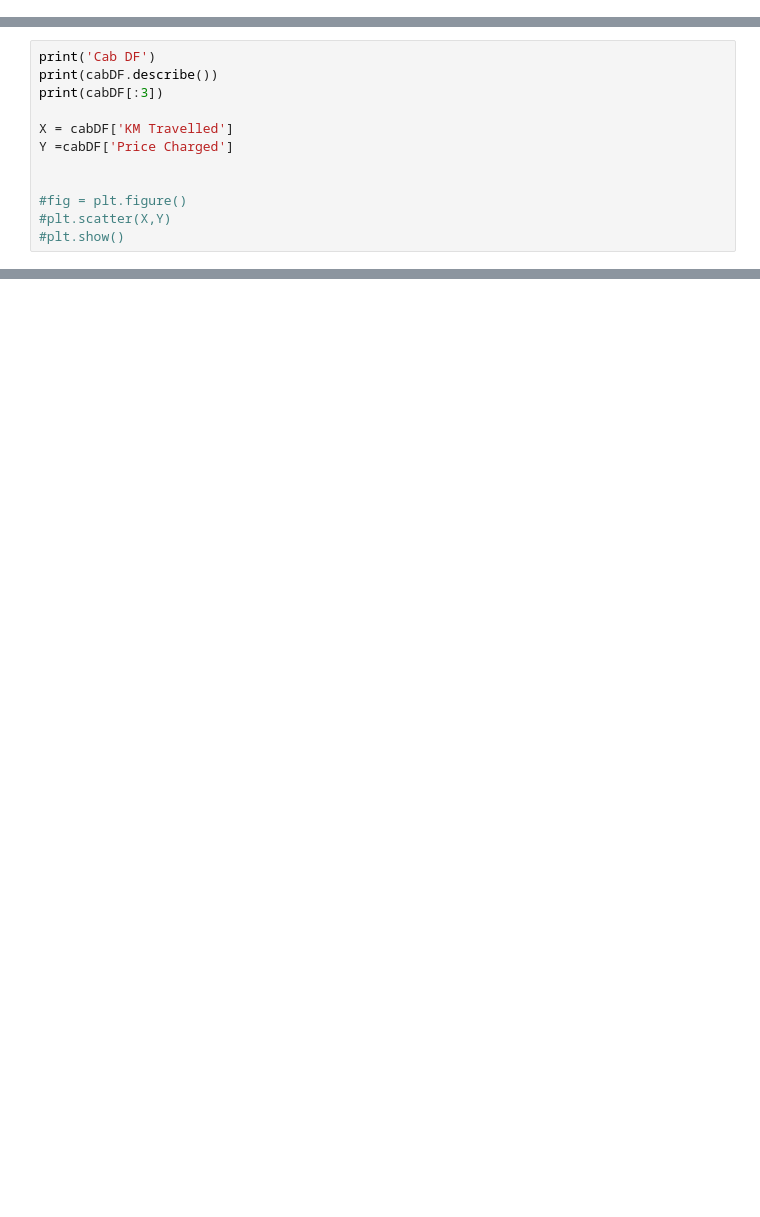
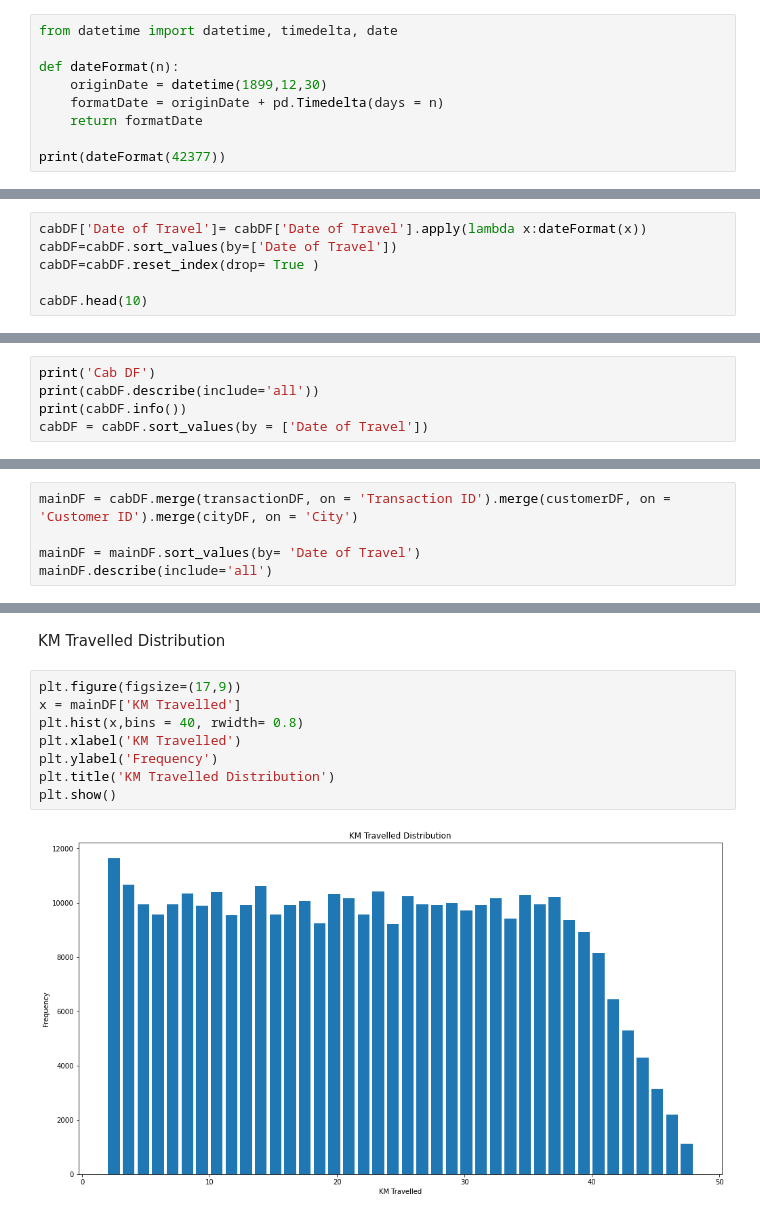
Before and after one commit to mbatacan/DataGlacier, a Jupyter notebook: cabInvestment.ipynb, the cells around one changed output, grey strips where cells are left out. Cells and saved outputs as stored; diff of their text form; blank space fills up the shorter version.

```diff
--- a/cabInvestment.ipynb
+++ b/cabInvestment.ipynb
@@ -12,3 +19,12 @@ cabDF = pd.read_csv('DataSets\Cab_Data.csv')
 cityDF = pd.read_csv('DataSets\City.csv')
 customerDF = pd.read_csv('Datasets\Customer_ID.csv')
 transactionDF = pd.read_csv('DataSets\Transaction_ID.csv')
+# %%
+from datetime import datetime, timedelta, date
+
+def dateFormat(n):
+    originDate = datetime(1899,12,30)
+    formatDate = originDate + pd.Timedelta(days = n)
+    return formatDate
+
+print(dateFormat(42377))
@@ -14,0 +33,6 @@ transactionDF = pd.read_csv('DataSets\Transaction_ID.csv')
+# %%
+cabDF['Date of Travel']= cabDF['Date of Travel'].apply(lambda x:dateFormat(x))
+cabDF=cabDF.sort_values(by=['Date of Travel'])
+cabDF=cabDF.reset_index(drop= True )
+
+cabDF.head(10)
@@ -15,14 +51,7 @@ transactionDF = pd.read_csv('DataSets\Transaction_ID.csv')
 # %%
 print('Cab DF')
-print(cabDF.describe())
-print(cabDF[:3])
-
-X = cabDF['KM Travelled']
-Y =cabDF['Price Charged']
-
-
-#fig = plt.figure()
-#plt.scatter(X,Y)
-#plt.show()
+print(cabDF.describe(include='all'))
+print(cabDF.info())
+cabDF = cabDF.sort_values(by = ['Date of Travel'])
 # %% [output]
 Cab DF
@@ -44,0 +146,5 @@ max      1.044011e+07    43465.000000      48.000000    2048.030000
+# %%
+mainDF = cabDF.merge(transactionDF, on = 'Transaction ID').merge(customerDF, on = 'Customer ID').merge(cityDF, on = 'City')
+
+mainDF = mainDF.sort_values(by= 'Date of Travel')
+mainDF.describe(include='all')
@@ -44,0 +166,12 @@ max      1.044011e+07    43465.000000      48.000000    2048.030000
+# %% [markdown]
+KM Travelled Distribution
+# %%
+plt.figure(figsize=(17,9))
+x = mainDF['KM Travelled']
+plt.hist(x,bins = 40, rwidth= 0.8)
+plt.xlabel('KM Travelled')
+plt.ylabel('Frequency')
+plt.title('KM Travelled Distribution')
+plt.show()
+# %% [output]
+[figure, added]
```
Also changed, not shown: parts of 37 cells of this notebook.
